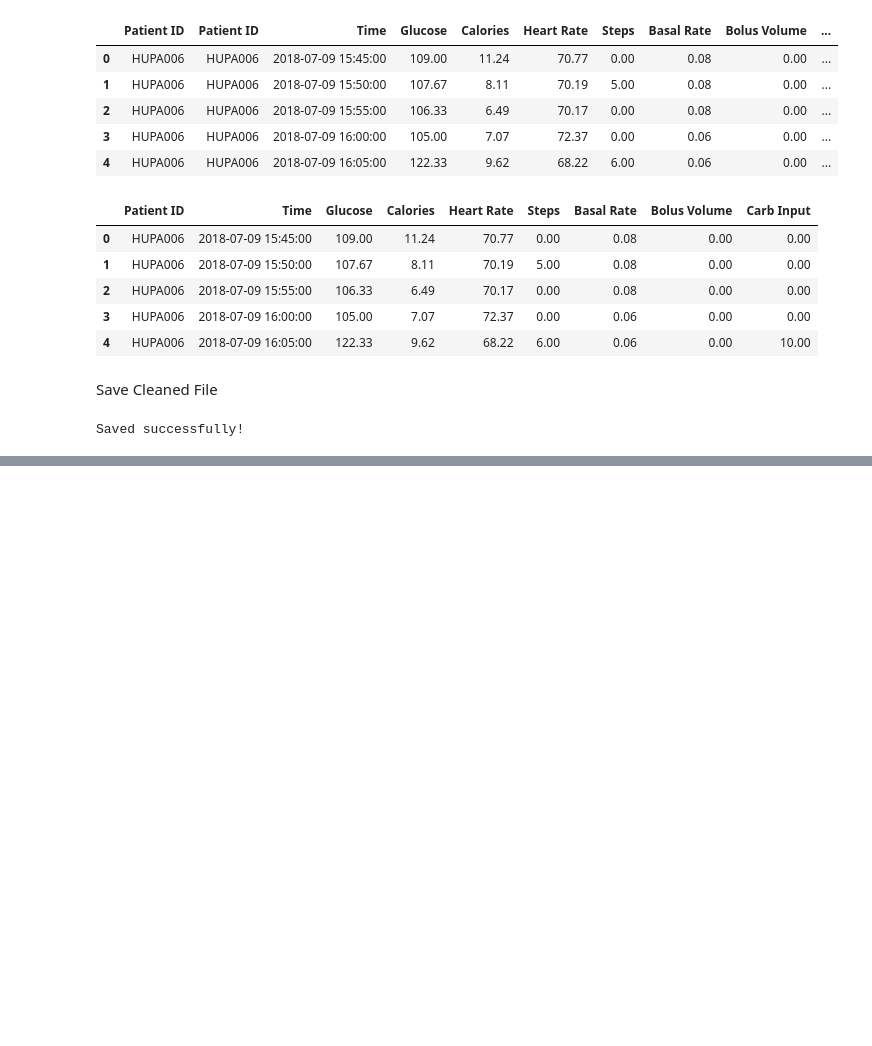
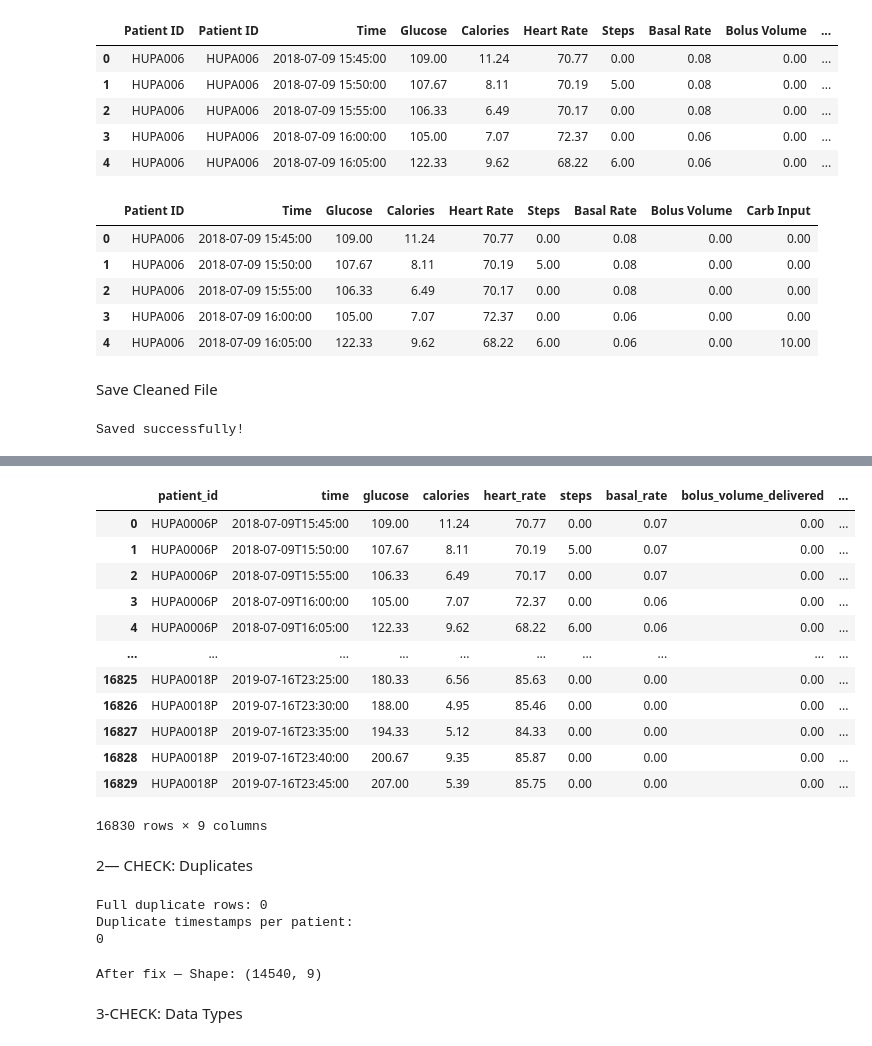
Before and after one commit to purni1986/Team2_-PyQueens_-Python-Hackathon-_MAY-2026, a Jupyter notebook: Abirami/Team 2_PyQueens_Abirami_Cleaning.ipynb, the cells around one changed output, grey strips where cells are left out. Cells and saved outputs as stored; diff of their text form; code cells hidden in the pictures; blank space fills up the shorter version.

```diff
--- a/Abirami/Team 2_PyQueens_Abirami_Cleaning.ipynb
+++ b/Abirami/Team 2_PyQueens_Abirami_Cleaning.ipynb
@@ -203,0 +225,13 @@ Glucose range: 42.0 – 399.11
+# %%
+# FIX: HUPA0006P
+df['glucose_outlier_flag'] = (
+    (df['glucose'] < 40) | (df['glucose'] > 400)
+).astype(int)
+
+df.loc[df['glucose_outlier_flag'] == 1, 'glucose'] = np.nan
+df['glucose'] = df['glucose'].interpolate(method='linear', limit_direction='both').round(2)
+
+print("Sensor errors after fix:", ((df['glucose'] < 40) | (df['glucose'] > 400)).sum())
+print("Glucose range:", df['glucose'].min(), "–", df['glucose'].max())
+print("Hypoglycemia preserved:", ((df['glucose'] >= 40) & (df['glucose'] < 70)).sum())
+print("Hyperglycemia preserved:", ((df['glucose'] > 180) & (df['glucose'] <= 400)).sum())
@@ -246,5 +284 @@ glucose_outlier_flag
 Name: count, dtype: int64
-# %%
-# FIX: Drop Outlier Flag Column
-df = df.drop(columns=['glucose_outlier_flag'])
-print("Columns after drop:", df.columns.tolist())
@@ -390,0 +427,62 @@ Saved successfully!
+# %%
+import pandas as pd
+import glob
+import os
+
+# Get CSV files from the folder
+files_abi = glob.glob(
+    r"C:\Users\vidya\OneDrive\Desktop\DATA ANALYST\NUMPY NINJA\GITHUB\Team2_-PyQueens_-Python-Hackathon-_MAY-2026\Abirami\MY_FILES_ABI\*.csv"
+)
+
+# Add patient_id column & merge all files
+dfs = []
+
+for file in files_abi:
+    if os.path.isfile(file):
+        df = pd.read_csv(file, sep=';')
+        df['patient_id'] = os.path.basename(file).replace('.csv', '')
+        dfs.append(df)
+
+df_CGM5_ABI = pd.concat(dfs, ignore_index=True)
+
+# Move patient_id to first column
+cols = ['patient_id'] + [col for col in df_CGM5_ABI.columns if col != 'patient_id']
+df_CGM5_ABI = df_CGM5_ABI[cols]
+
+df_CGM5_ABI
+# %% [output]
+|  | patient_id | time | glucose | calories | heart_rate | steps | basal_rate | bolus_volume_delivered | ... |
+| 0 | HUPA0006P | 2018-07-09T15:45:00 | 109.00 | 11.24 | 70.77 | 0.00 | 0.07 | 0.00 | ... |
+| 1 | HUPA0006P | 2018-07-09T15:50:00 | 107.67 | 8.11 | 70.19 | 5.00 | 0.07 | 0.00 | ... |
+| 2 | HUPA0006P | 2018-07-09T15:55:00 | 106.33 | 6.49 | 70.17 | 0.00 | 0.07 | 0.00 | ... |
+| 3 | HUPA0006P | 2018-07-09T16:00:00 | 105.00 | 7.07 | 72.37 | 0.00 | 0.06 | 0.00 | ... |
+| 4 | HUPA0006P | 2018-07-09T16:05:00 | 122.33 | 9.62 | 68.22 | 6.00 | 0.06 | 0.00 | ... |
+| ... | ... | ... | ... | ... | ... | ... | ... | ... | ... |
+| 16825 | HUPA0018P | 2019-07-16T23:25:00 | 180.33 | 6.56 | 85.63 | 0.00 | 0.00 | 0.00 | ... |
+| 16826 | HUPA0018P | 2019-07-16T23:30:00 | 188.00 | 4.95 | 85.46 | 0.00 | 0.00 | 0.00 | ... |
+| 16827 | HUPA0018P | 2019-07-16T23:35:00 | 194.33 | 5.12 | 84.33 | 0.00 | 0.00 | 0.00 | ... |
+| 16828 | HUPA0018P | 2019-07-16T23:40:00 | 200.67 | 9.35 | 85.87 | 0.00 | 0.00 | 0.00 | ... |
+| 16829 | HUPA0018P | 2019-07-16T23:45:00 | 207.00 | 5.39 | 85.75 | 0.00 | 0.00 | 0.00 | ... |
+16830 rows × 9 columns
+# %% [markdown]
+2— CHECK: Duplicates
+# %%
+# ============================================================
+#  2 — CHECK: Duplicates
+# ============================================================
+print("Full duplicate rows:", df_CGM5_ABI.duplicated().sum())
+print("Duplicate timestamps per patient:")
+print(df_CGM5_ABI.duplicated(subset=['patient_id', 'time']).sum())
+# %% [output]
+Full duplicate rows: 0
+Duplicate timestamps per patient:
+0
+# %%
+# FIX: Duplicates
+df_CGM5_ABI = df_CGM5_ABI.drop_duplicates()
+df_CGM5_ABI = df_CGM5_ABI.drop_duplicates(subset=['patient_id', 'time'], keep='first').reset_index(drop=True)
+print("After fix — Shape:", df_CGM5_ABI.shape)
+# %% [output]
+After fix — Shape: (14540, 9)
+# %% [markdown]
+ 3-CHECK: Data Types
```
Also changed, not shown: parts of 40 cells of this notebook, 5 other files.
